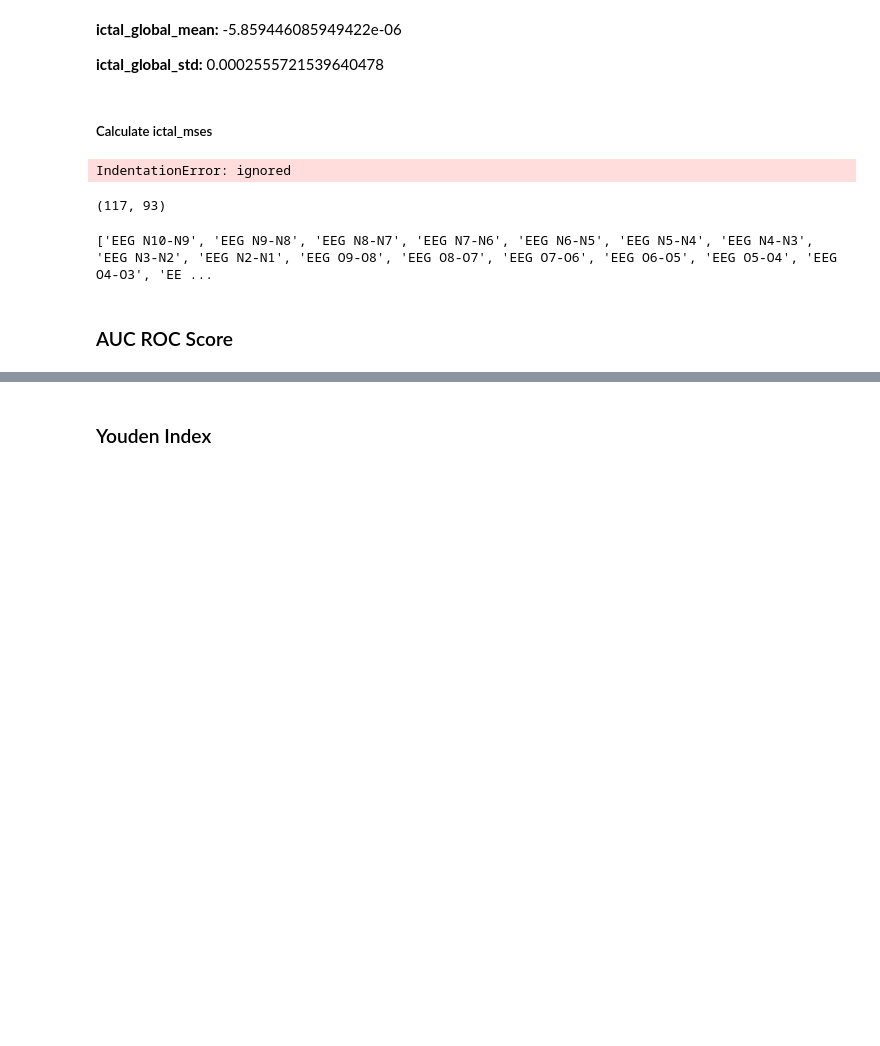
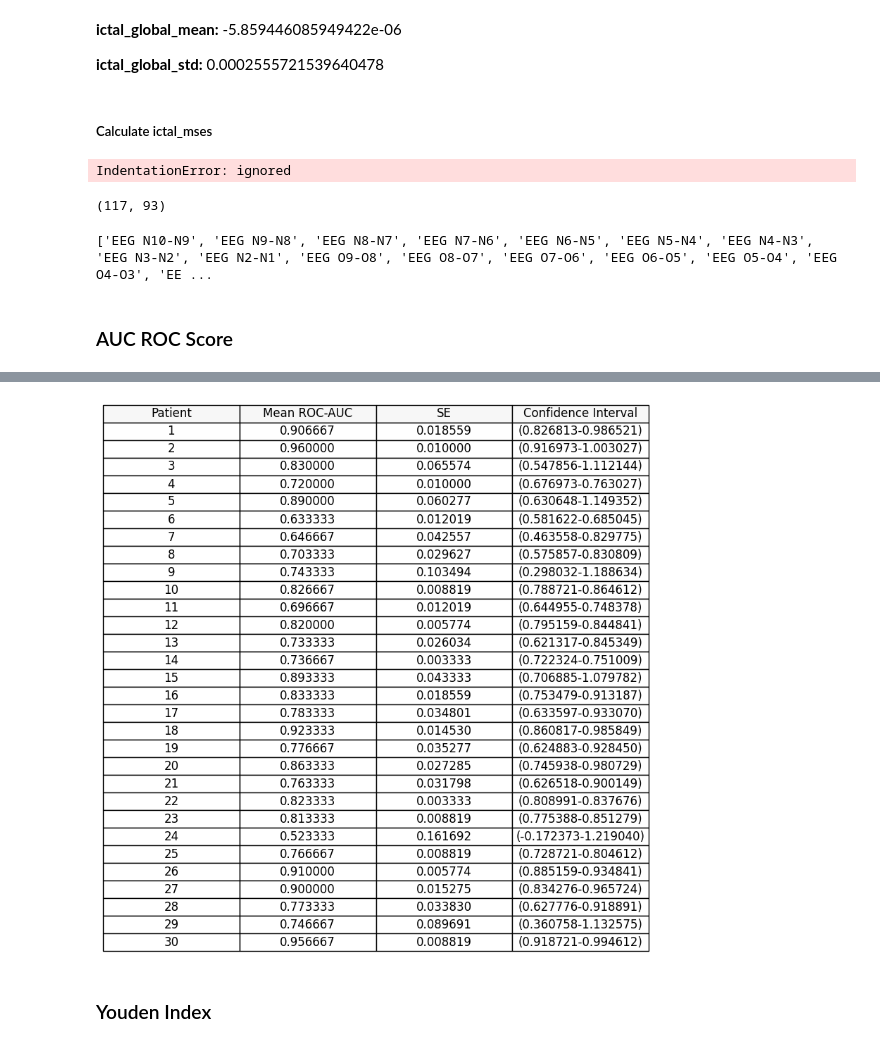
Before and after one commit to leonorlavina/CAEforSeizureDetection, a Jupyter notebook: CAESZDETECTION.ipynb, the cells around one changed output, grey strips where cells are left out. Cells and saved outputs as stored; diff of their text form; code cells hidden in the pictures; blank space fills up the shorter version.

```diff
--- a/CAESZDETECTION.ipynb
+++ b/CAESZDETECTION.ipynb
@@ -1041,0 +1021,78 @@ def calculate_auc_score(file_path):
+# %%
+# Import necessary modules
+!pip install pandas
+!pip install statsmodels
+!pip install xlrd
+
+import pandas as pd
+import matplotlib.pyplot as plt
+import statsmodels.api as sm
+from scipy.stats import shapiro, kstest, anderson
+from statsmodels.formula.api import ols
+
+
+
+# Load data from Excel
+df = pd.read_excel('/content/drive/My Drive/Leonor/RocAuc&Youden.xlsx', sheet_name="Sheet3")
+
+
+from scipy.stats import t
+
+# Group data by patient and calculate mean and SE
+grouped = df.groupby('PATIENT')['ROC-AUC']
+mean_auc = grouped.mean()
+se_auc = grouped.std() / np.sqrt(grouped.count())
+
+# Calculate confidence intervals (assuming a 95% confidence level)
+confidence_level = 0.95
+degrees_of_freedom = grouped.count() - 1
+margin_of_error = t.ppf((1 + confidence_level) / 2, degrees_of_freedom) * se_auc
+confidence_intervals = [(mean - margin, mean + margin) for mean, margin in zip(mean_auc, margin_of_error)]
+
+# Add confidence intervals to a new DataFrame
+ci_df = pd.DataFrame({'Mean ROC-AUC': mean_auc, 'SE': se_auc, 'Confidence Interval': confidence_intervals})
+
+print(ci_df)
+
+!pip install tabulate
+from tabulate import tabulate
+
+# Assuming you have the 'ci_df' DataFrame with the data
+# Extract the data from the DataFrame
+data = ci_df.reset_index()
+
+# Create a figure for the table
+fig, ax = plt.subplots(figsize=(10, 6))
+ax.axis('off')  # Turn off the axis
+
+# Create a table within the figure
+table_data = []
+for _, row in data.iterrows():
+    patient = row['PATIENT']
+    mean_roc_auc = row['Mean ROC-AUC']
+    se = row['SE']
+    confidence_interval = row['Confidence Interval']
+
+    # Extract the lower and upper bounds from the confidence interval tuple
+    lower_bound, upper_bound = confidence_interval
+
+    # Create the row with the desired format
+    table_data.append([patient, f"{mean_roc_auc:.6f}", f"{se:.6f}", f"({lower_bound:.6f}-{upper_bound:.6f})"])
+
+# Define headers for the table
+headers = ['Patient', 'Mean ROC-AUC', 'SE', 'Confidence Interval']
+
+# Create the table
+table = ax.table(cellText=table_data, colLabels=headers, cellLoc='center', loc='center', colColours=['#f7f7f7']*len(headers))
+
+# Style the table
+table.auto_set_font_size(False)
+table.set_fontsize(12)
+table.scale(1, 1.5)  # Adjust the scale as needed
+
+# Save the table as an image
+plt.savefig('table_image.png', bbox_inches='tight', pad_inches=0.1, dpi=300)
+
+# Show the table as an image (optional)
+plt.show()
+# %% [output]
@@ -1042,3 +1116,4 @@ def calculate_auc_score(file_path):
+[figure, added]
 # %% [markdown]
 ### Youden Index
 # %%
```
Also changed, not shown: parts of 14 cells of this notebook.
